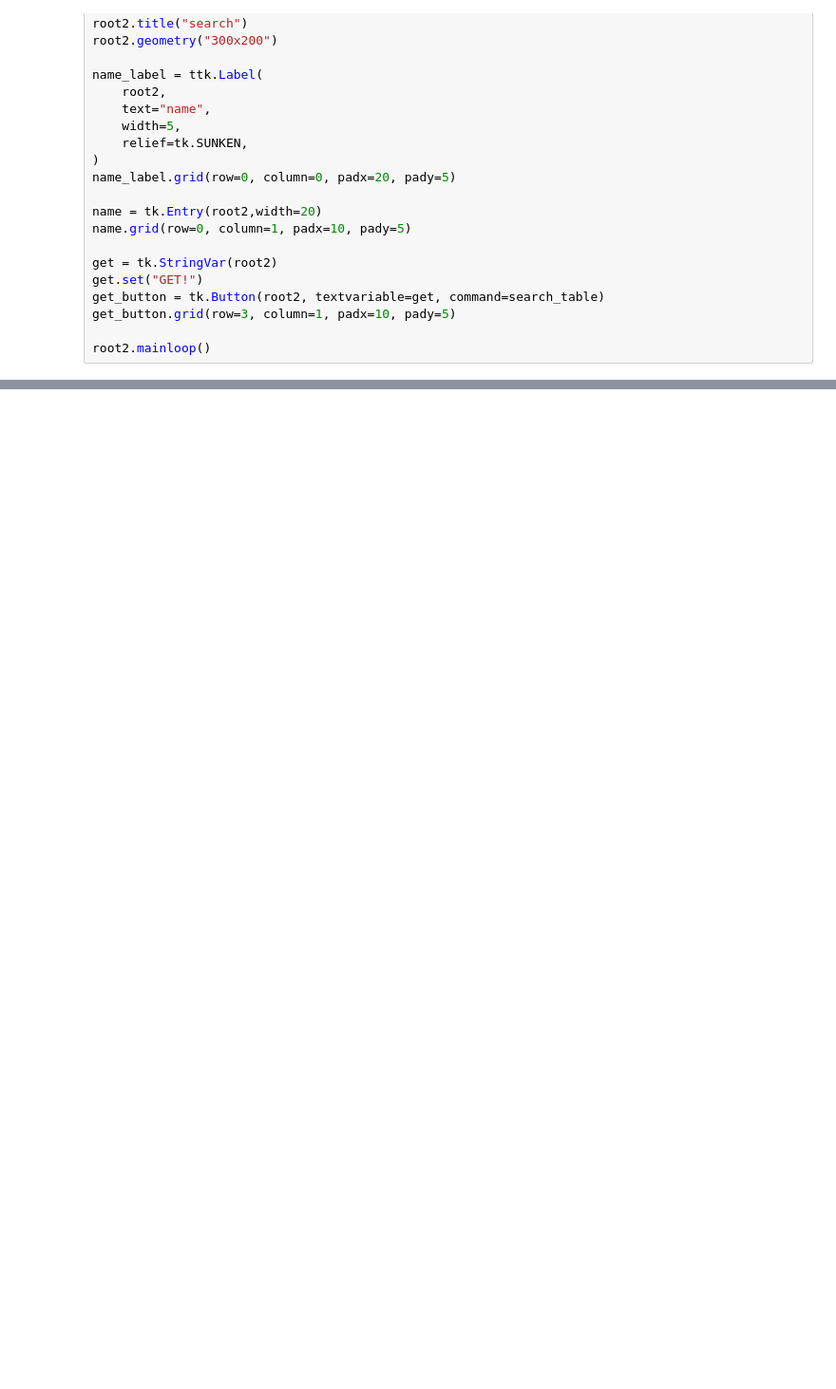
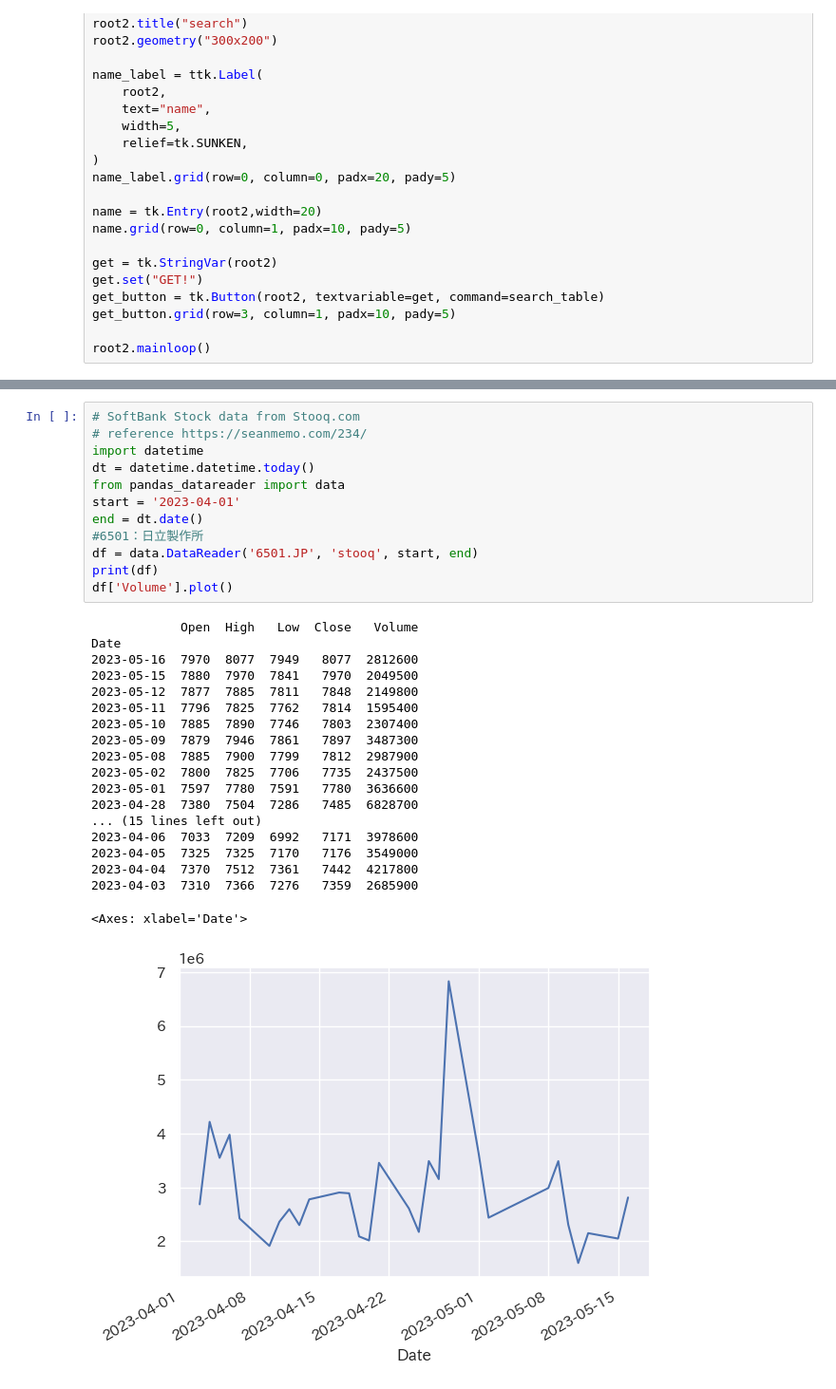
Before and after one commit to 2023-hsymlab/python-scraping-stock-data-Sariha-Hatoda, a Jupyter notebook: sample/mySimmple_Stock2.ipynb, the cells around one changed output, grey strips where cells are left out. Shown at 95% size. Saved outputs shown, nothing was run; the diff lists cells and outputs as text; blank space fills up the shorter version.

Commit message:
se end to today

```diff
--- a/sample/mySimmple_Stock2.ipynb
+++ b/sample/mySimmple_Stock2.ipynb
@@ -417,0 +419,32 @@ root.mainloop()
+# %%
+# SoftBank Stock data from Stooq.com
+# reference https://seanmemo.com/234/
+import datetime
+dt = datetime.datetime.today()
+from pandas_datareader import data
+start = '2023-04-01'
+end = dt.date()
+#6501：日立製作所
+df = data.DataReader('6501.JP', 'stooq', start, end)
+print(df)
+df['Volume'].plot()
+# %% [output]
+            Open  High   Low  Close   Volume
+Date
+2023-05-16  7970  8077  7949   8077  2812600
+2023-05-15  7880  7970  7841   7970  2049500
+2023-05-12  7877  7885  7811   7848  2149800
+2023-05-11  7796  7825  7762   7814  1595400
+2023-05-10  7885  7890  7746   7803  2307400
+2023-05-09  7879  7946  7861   7897  3487300
+2023-05-08  7885  7900  7799   7812  2987900
+2023-05-02  7800  7825  7706   7735  2437500
+2023-05-01  7597  7780  7591   7780  3636600
+2023-04-28  7380  7504  7286   7485  6828700
+... (15 lines left out)
+2023-04-06  7033  7209  6992   7171  3978600
+2023-04-05  7325  7325  7170   7176  3549000
+2023-04-04  7370  7512  7361   7442  4217800
+2023-04-03  7310  7366  7276   7359  2685900
+<Axes: xlabel='Date'>
+[figure, added]
```
Also changed, not shown: parts of 14 cells of this notebook, 1 other file.
